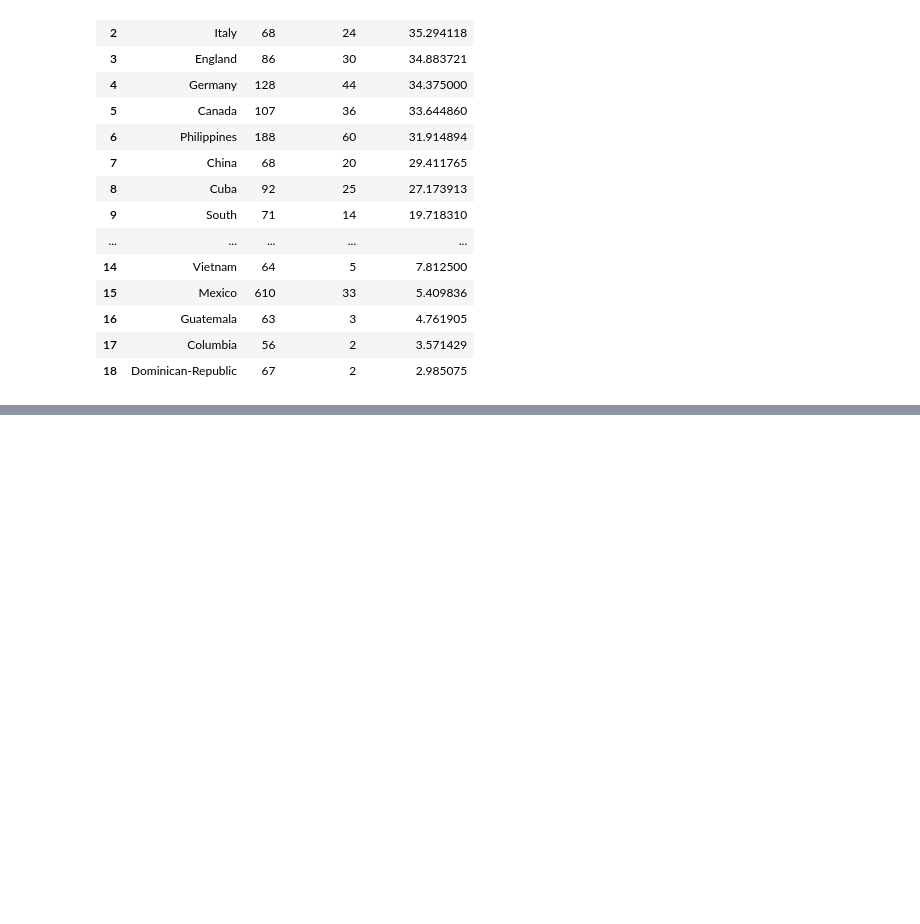
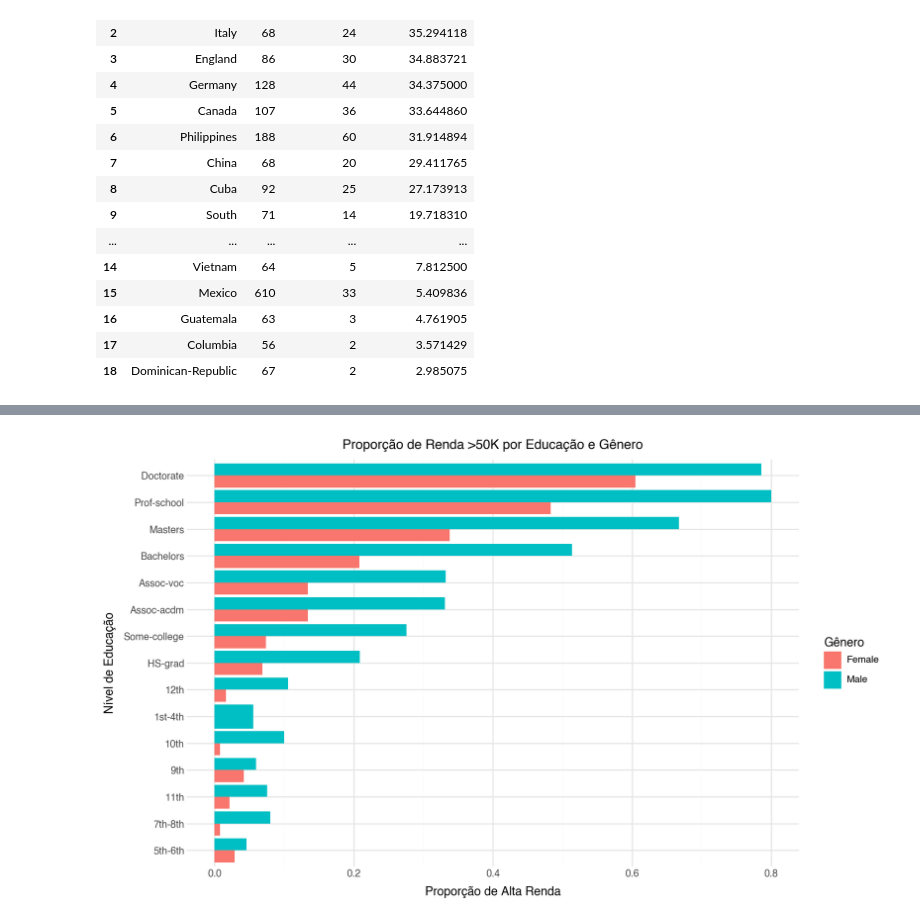
Before and after one commit to vivsoliveira/Adult-Census-Income, a Jupyter notebook: main.ipynb, the cells around one changed output, grey strips where cells are left out. Saved outputs shown, nothing was run; the diff lists cells and outputs as text; code cells hidden in the pictures; blank space fills up the shorter version.

Commit message:
Gênero x educação na distribuição de renda

```diff
--- a/main.ipynb
+++ b/main.ipynb
@@ -668,0 +672,26 @@ Total de países analisados (com amostra >= 50): 19
+# %%
+# Criação de tabela com proporção de renda >50K por gênero e nível educacional
+edu_gender = (
+    df.groupby(['sex', 'education'])['income']
+      .value_counts(normalize=True)
+      .rename('proportion')
+      .reset_index()
+)
+
+# Apenas a proporção de alta renda (>50K)
+edu_gender_high = edu_gender[edu_gender['income'] == '>50K'].copy()
+
+education_order = (
+    edu_gender_high.groupby('education')['proportion']
+    .mean()
+    .sort_values()
+    .index.tolist()
+)
+
+edu_gender_high['education'] = pd.Categorical(
+    edu_gender_high['education'],
+    categories=education_order,
+    ordered=True
+)
+
+edu_gender_high.head()
@@ -668,0 +705,21 @@ Total de países analisados (com amostra >= 50): 19
+# %%
+(
+    ggplot(edu_gender_high, aes(x='education', y='proportion', fill='sex')) +
+    geom_col(position='dodge') +
+    coord_flip() +
+    labs(
+        title='Proporção de Renda >50K por Educação e Gênero',
+        x='Nível de Educação',
+        y='Proporção de Alta Renda',
+        fill='Gênero'
+    ) +
+    theme_minimal() +
+    theme(
+        figure_size=(10, 6),
+        axis_text_y=element_text(size=9),
+        axis_text_x=element_text(size=9),
+        plot_title=element_text(weight='bold', size=12)
+    )
+)
+# %% [output]
+[figure, added]
```
Also changed, not shown: parts of 17 cells of this notebook.
